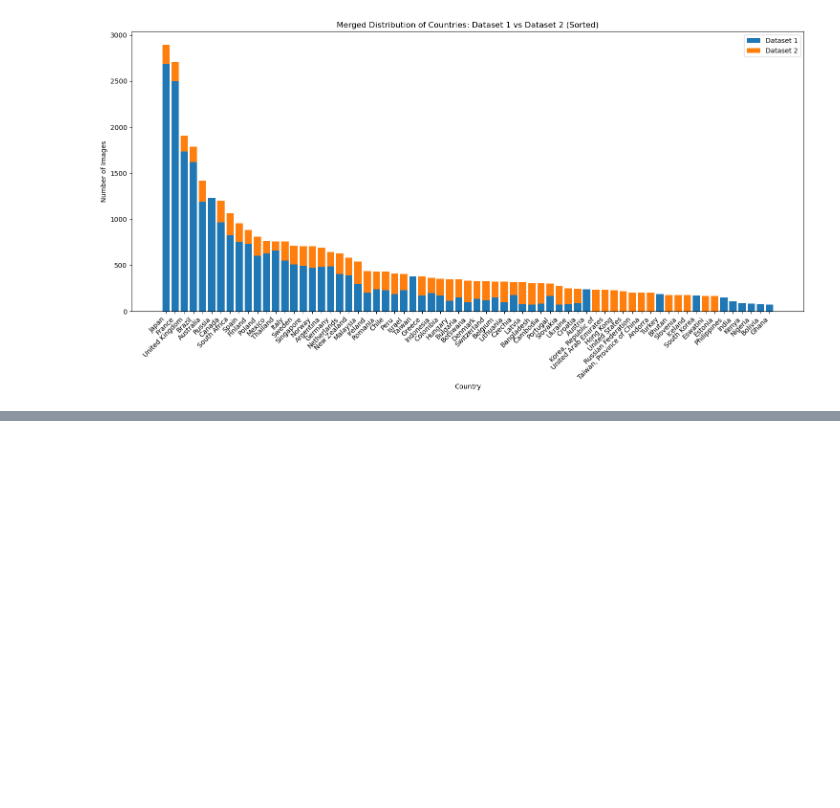
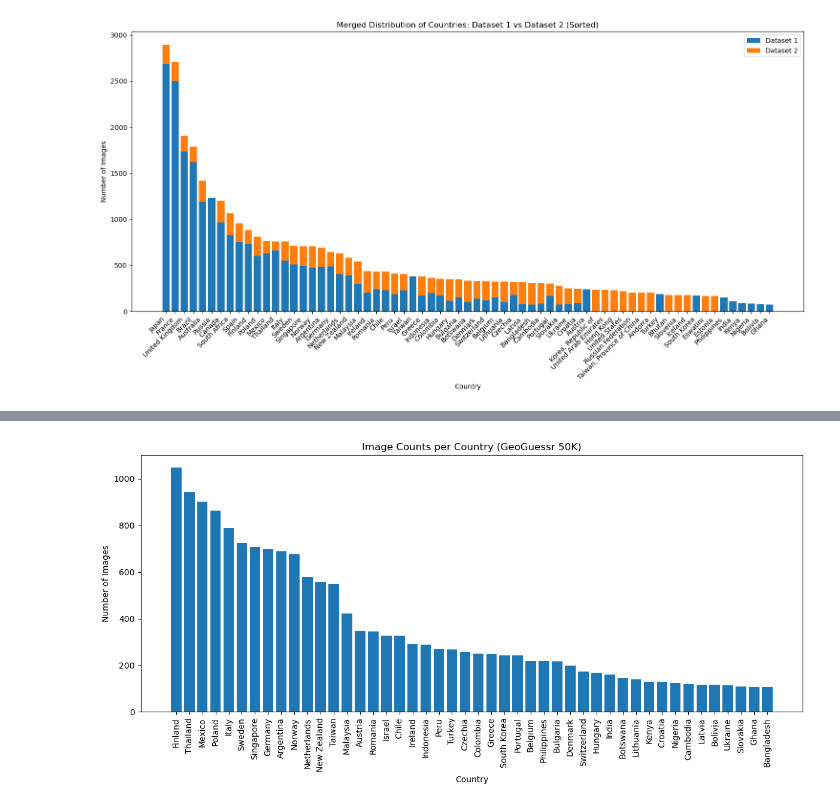
Before and after one commit to SamueleMancini/rainbot, a Jupyter notebook: datasets.ipynb, the cells around one changed output, grey strips where cells are left out. Saved outputs shown, nothing was run; the diff lists cells and outputs as text; code cells hidden in the pictures; blank space fills up the shorter version.

Commit message:
explored three datasets

```diff
--- a/datasets.ipynb
+++ b/datasets.ipynb
@@ -109,0 +124,20 @@ plt.show()
+# %%
+dataset_path = '/Users/michelangelonardi/.cache/kagglehub/datasets/ubitquitin/geolocation-geoguessr-images-50k/versions/1/compressed_dataset'
+
+# ─── STEP 1: Count image files per country ─────────────────────────────────────
+country_counts3 = {}
+for country in os.listdir(dataset_path):
+    country_dir = os.path.join(dataset_path, country)
+    if os.path.isdir(country_dir):
+        # count only image extensions
+        imgs = [f for f in os.listdir(country_dir)
+                if f.lower().endswith(('.jpg', '.jpeg', '.png'))]
+        country_counts3[country] = len(imgs)
+# %%
+# ─── STEP 2: Build a DataFrame (keep only countries with more than 100 counts) and display ─────────────────────────────────────
+df_counts3 = (
+    pd.DataFrame.from_dict(country_counts3, orient='index', columns=['count'])
+      .reset_index().rename(columns={'index':'country'})
+      .sort_values('count', ascending=False)
+      .query('count > 100')
+)
@@ -109,0 +162,12 @@ plt.show()
+# %%
+# ─── STEP 3: Plot a bar chart with Matplotlib ──────────────────────────────────
+plt.figure(figsize=(12, 6))
+plt.bar(df_counts3['country'][10:], df_counts3['count'][10:])
+plt.xticks(rotation=90)
+plt.xlabel('Country')
+plt.ylabel('Number of Images')
+plt.title('Image Counts per Country (GeoGuessr 50K)')
+plt.tight_layout()
+plt.show()
+# %% [output]
+[figure, added]
```
Also changed, not shown: parts of 6 cells of this notebook.
